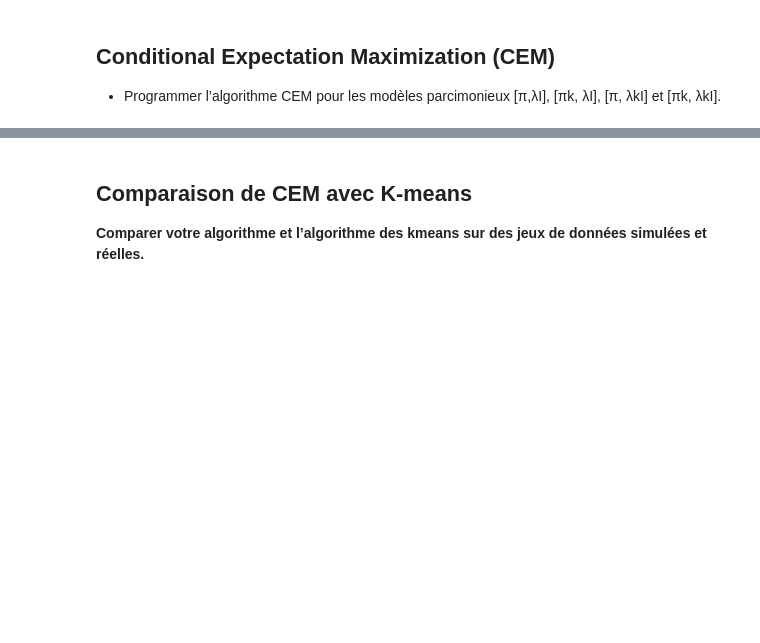
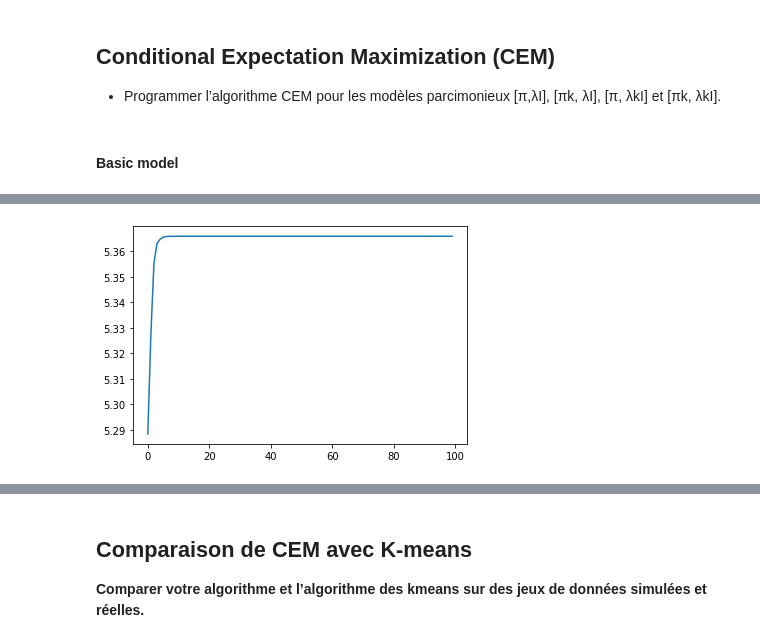
Before and after one commit to mohcineelharras/daml_project, a Jupyter notebook: project/daml_project.ipynb, the cells around one changed output, grey strips where cells are left out. Drawn from its saved outputs; the diff is of its cells as text; code cells hidden in the pictures; blank space fills up the shorter version.

```diff
--- a/project/daml_project.ipynb
+++ b/project/daml_project.ipynb
@@ -464,6 +464,8 @@ N2 Real         mu2 0.6 std2 0.2
 
 * Programmer l’algorithme CEM pour les modèles parcimonieux [π,λI],
 [πk, λI], [π, λkI] et [πk, λkI].
+# %% [markdown]
+#### Basic model
 # %%
 class GMM:
 #---------------------------------------------------------------------------
@@ -498,10 +500,8 @@ class GMM:
                              # if we have converged
 #---------------------------------------------------------------------------
         for i in range(self.iterations):
-
             """E Step"""
             r_ic = np.zeros((len(self.X),len(self.cov)))
-
             for m,co,p,r in zip(self.mu,self.cov,self.pi,range(len(r_ic[0]))):
                 co+=self.reg_cov
                 mn = multivariate_normal(mean=m,cov=co,allow_singular=True)
@@ -511,7 +511,6 @@ class GMM:
             z_ic=np.where(r_ic>0.5, 1, 0)
             if C:
               r_ic=z_ic
-
             #print(z_ic)
             #print(r_ic)
 #---------------------------------------------------------------------------
@@ -520,7 +519,6 @@ class GMM:
             self.mu = []
             self.cov = []
             self.pi = []
-            log_likelihood = []
 
             for c in range(len(r_ic[0])):
                 m_c = np.sum(r_ic[:,c],axis=0)
@@ -534,6 +532,7 @@ class GMM:
 
             """Log likelihood"""
             log_likelihoods.append(np.log(np.sum([k*multivariate_normal(self.mu[i],self.cov[j],allow_singular=True).pdf(X) for k,i,j in zip(self.pi,range(len(self.mu)),range(len(self.cov)))])))
+        return log_likelihoods
 #---------------------------------------------------------------------------
     """Predict the membership of an unseen, new datapoint"""
     def predict(self,Y):
@@ -587,6 +586,7 @@ else:
                     random_state=0)
 # %%
 %%time
-GMM_test = GMM(X,df_dummies,2,200)
-GMM_test.CEM(C=True)
+GMM_test = GMM(X,df_dummies,2,100)
+likelihoods=GMM_test.CEM(C=True)
+plt.plot(likelihoods)
 # %% [output]
@@ -595,3 +595,4 @@ Wall time: 5.87 s
+[figure, added]
 # %%
 #---------------------------------------------------------------------------
 if not Chosen:
```
Also changed, not shown: parts of 23 cells of this notebook.
